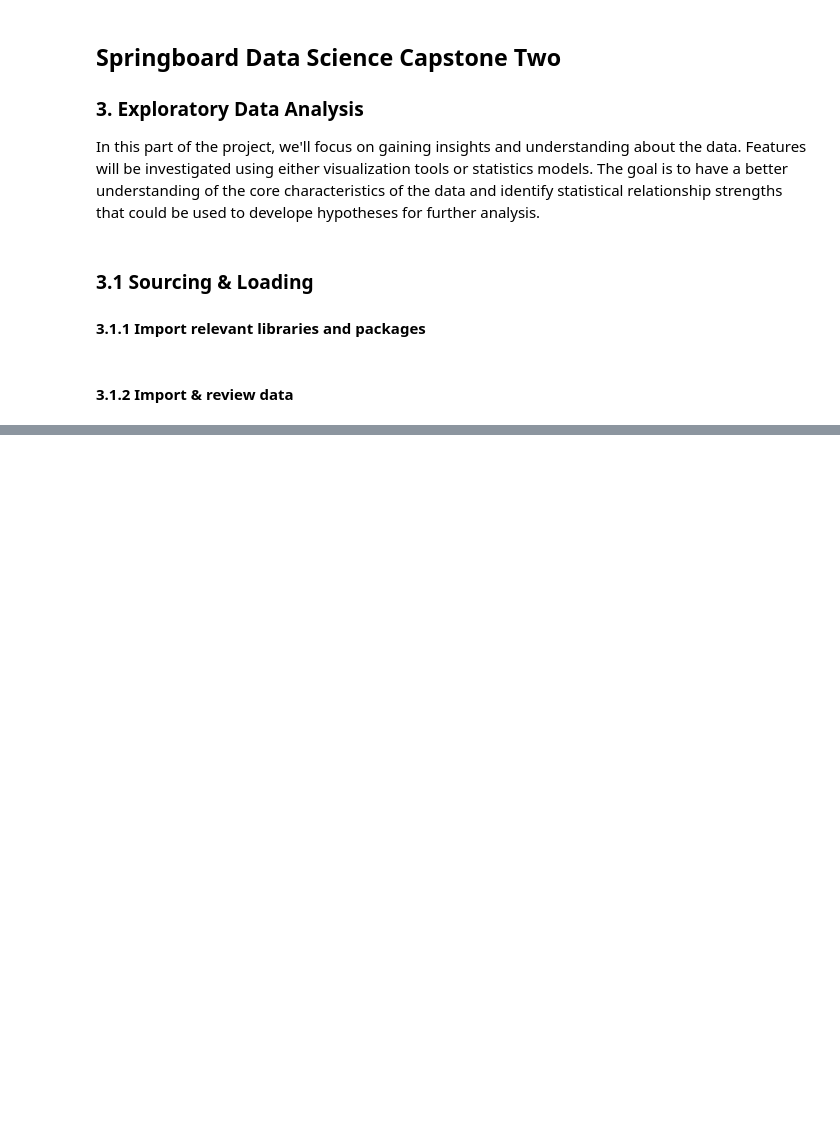
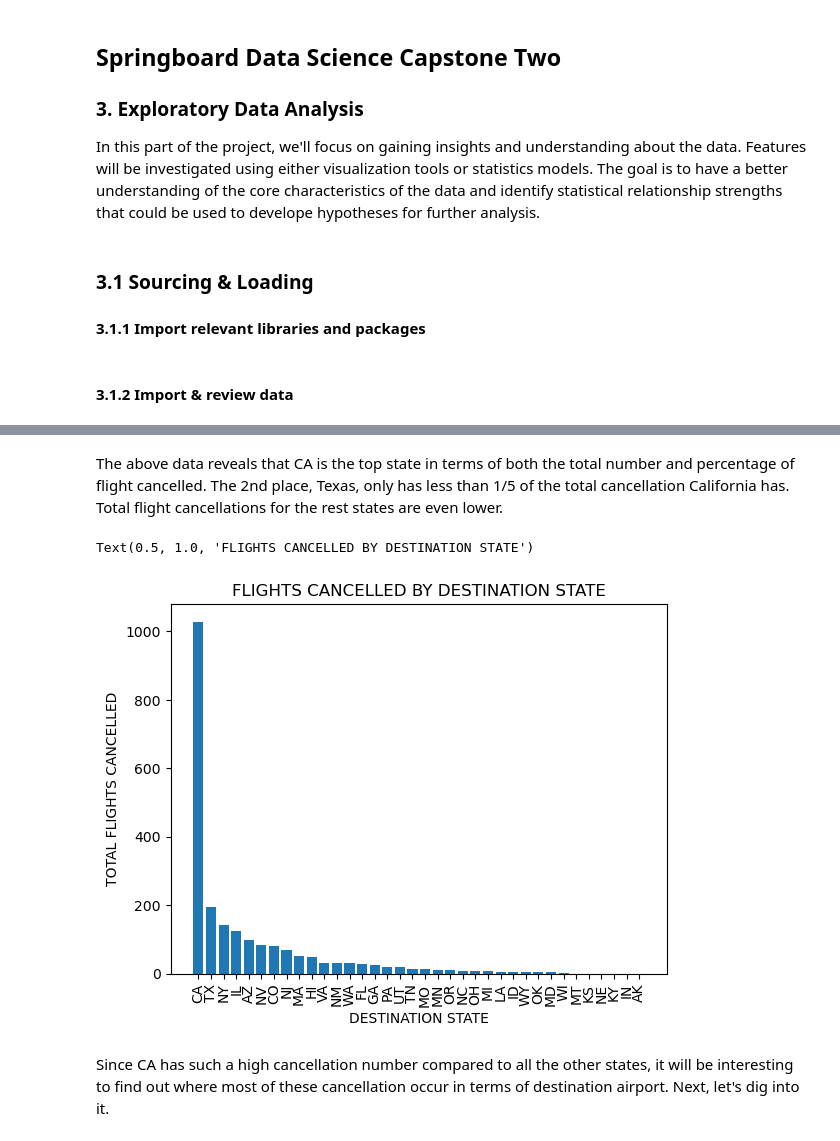
Before and after one commit to Code-charm/DataScienceCapstone1, a Jupyter notebook: Capstone2_EDA.ipynb, the cells around one changed output, grey strips where cells are left out. Cells and saved outputs as stored; diff of their text form; code cells hidden in the pictures; blank space fills up the shorter version.

```diff
--- a/Capstone2_EDA.ipynb
+++ b/Capstone2_EDA.ipynb
@@ -118,0 +146,14 @@ destination_state.head(5)
+# %% [markdown]
+The above data reveals that CA is the top state in terms of both the total number and percentage of flight cancelled. The 2nd place, Texas, only has less than 1/5 of the total cancellation California has.  Total flight cancellations for the rest states are even lower.
+# %%
+destination_state = destination_state.reset_index().sort_values(by = 'CANCELLED', ascending=[False])
+plt.bar(destination_state['DESTINATION_STATE'], destination_state['CANCELLED'])
+plt.xlabel('DESTINATION STATE')
+plt.ylabel('TOTAL FLIGHTS CANCELLED')
+plt.xticks(rotation=90)
+plt.title('FLIGHTS CANCELLED BY DESTINATION STATE')
+# %% [output]
+Text(0.5, 1.0, 'FLIGHTS CANCELLED BY DESTINATION STATE')
+[figure, added]
+# %% [markdown]
+Since CA has such a high cancellation number compared to all the other states, it will be interesting to find out where most of these cancellation occur in terms of destination airport.  Next, let's dig into it.
```
Also changed, not shown: parts of 77 cells of this notebook.
